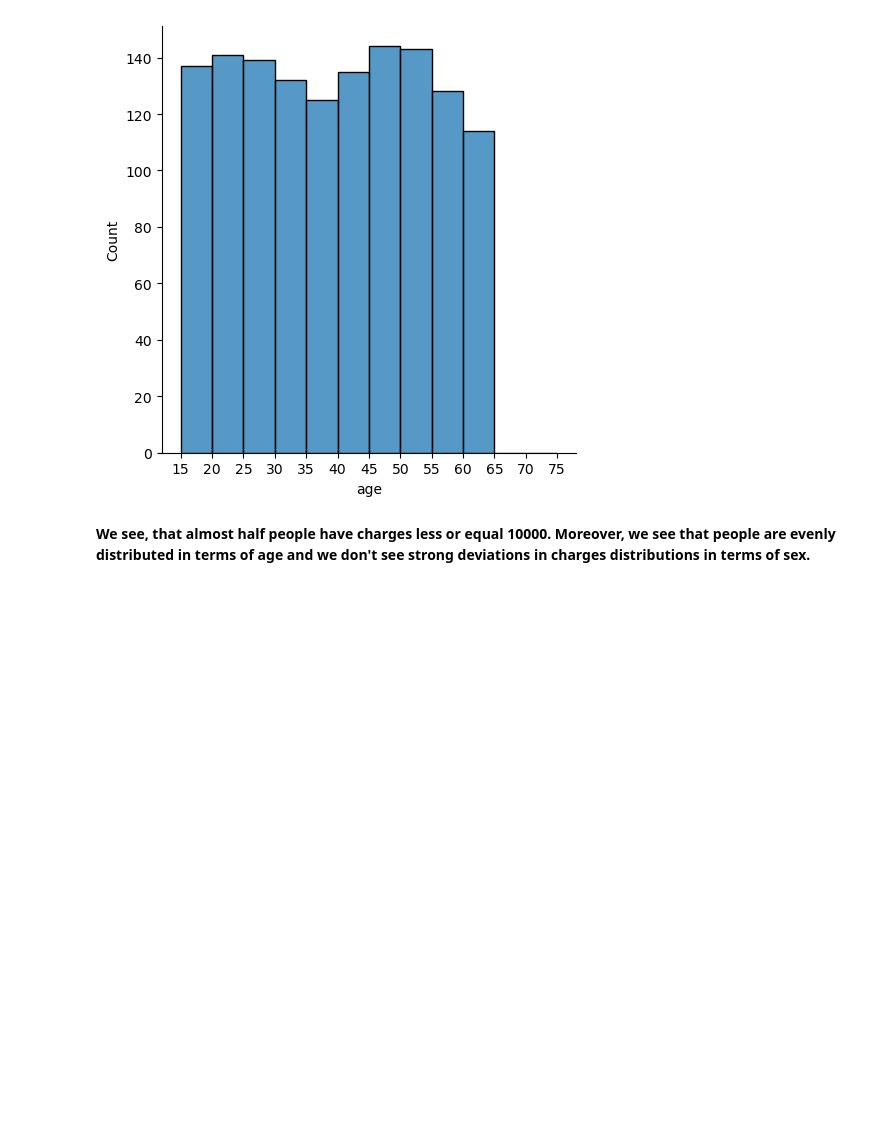
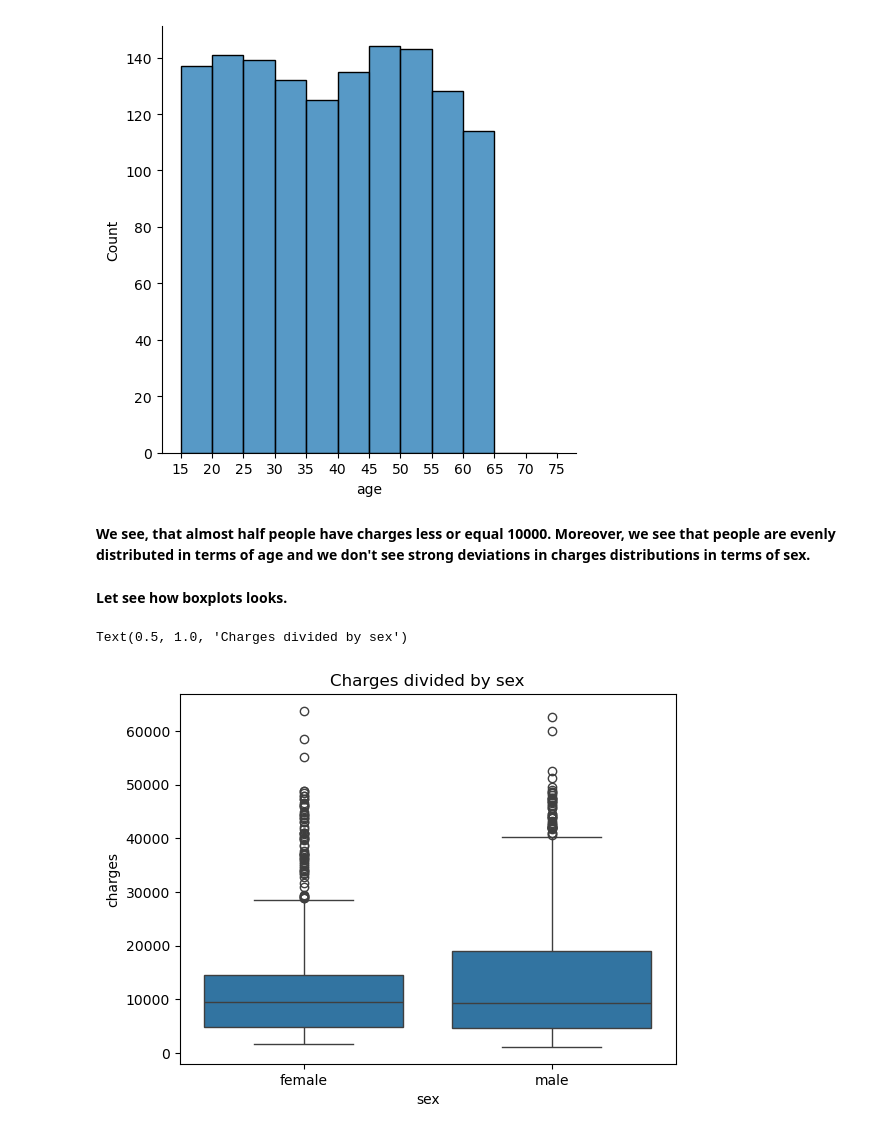
Before and after one commit to adamxszczepanski/SQL-and-ML-Projects, a Jupyter notebook: InsurancePrediction -1 ML model/Insurance prediction project ML.ipynb, the cells around one changed output. Cells and saved outputs as stored; diff of their text form; code cells hidden in the pictures; blank space fills up the shorter version.

```diff
--- a/InsurancePrediction -1 ML model/Insurance prediction project ML.ipynb
+++ b/InsurancePrediction -1 ML model/Insurance prediction project ML.ipynb
@@ -120,0 +129,8 @@ plt.xticks(age);
+# %% [markdown]
+**Let see how boxplots looks.**
+# %%
+sns.boxplot(data=df, x="sex" , y="charges")
+plt.title("Charges divided by sex")
+# %% [output]
+Text(0.5, 1.0, 'Charges divided by sex')
+[figure, added]
```
Also changed, not shown: parts of 24 cells of this notebook.
